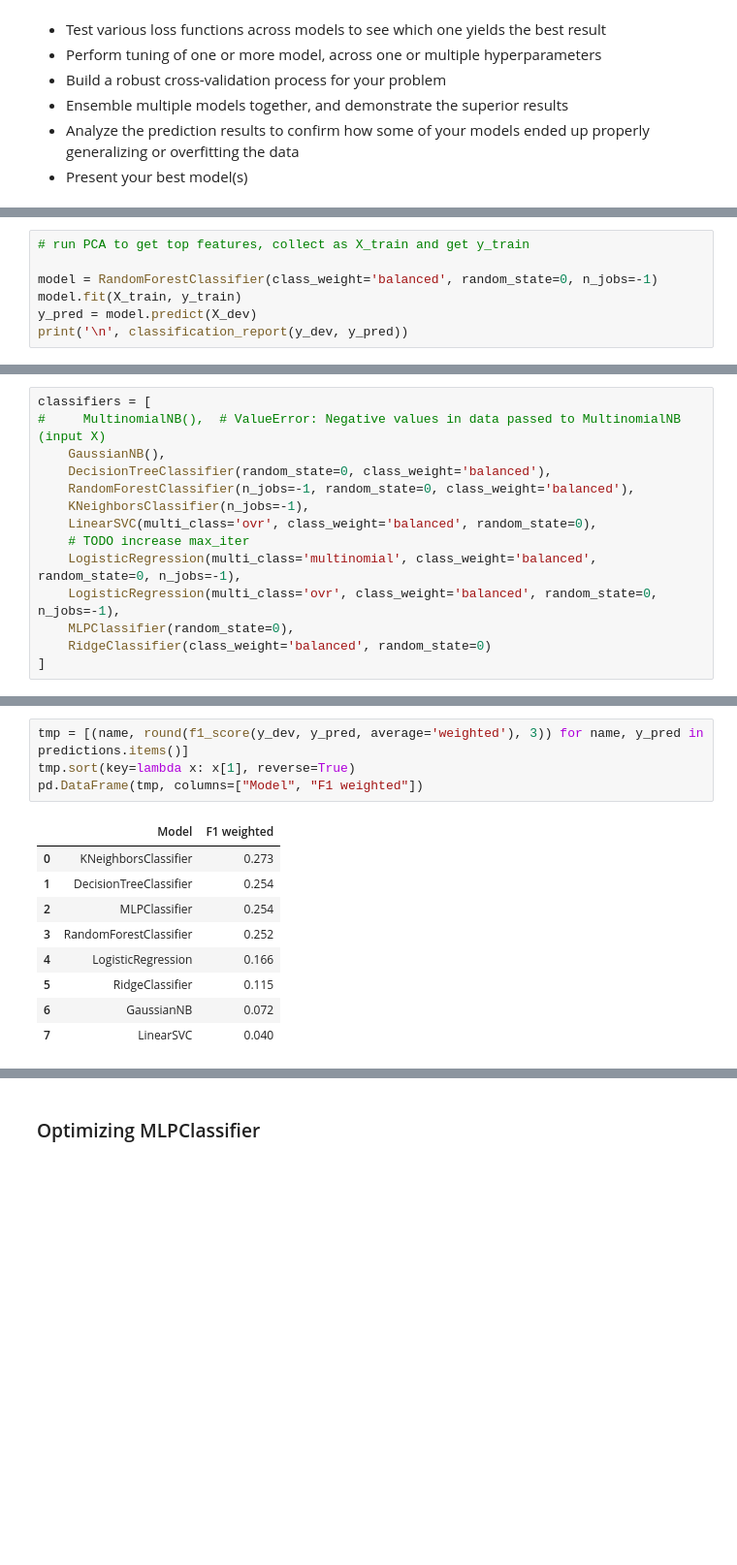
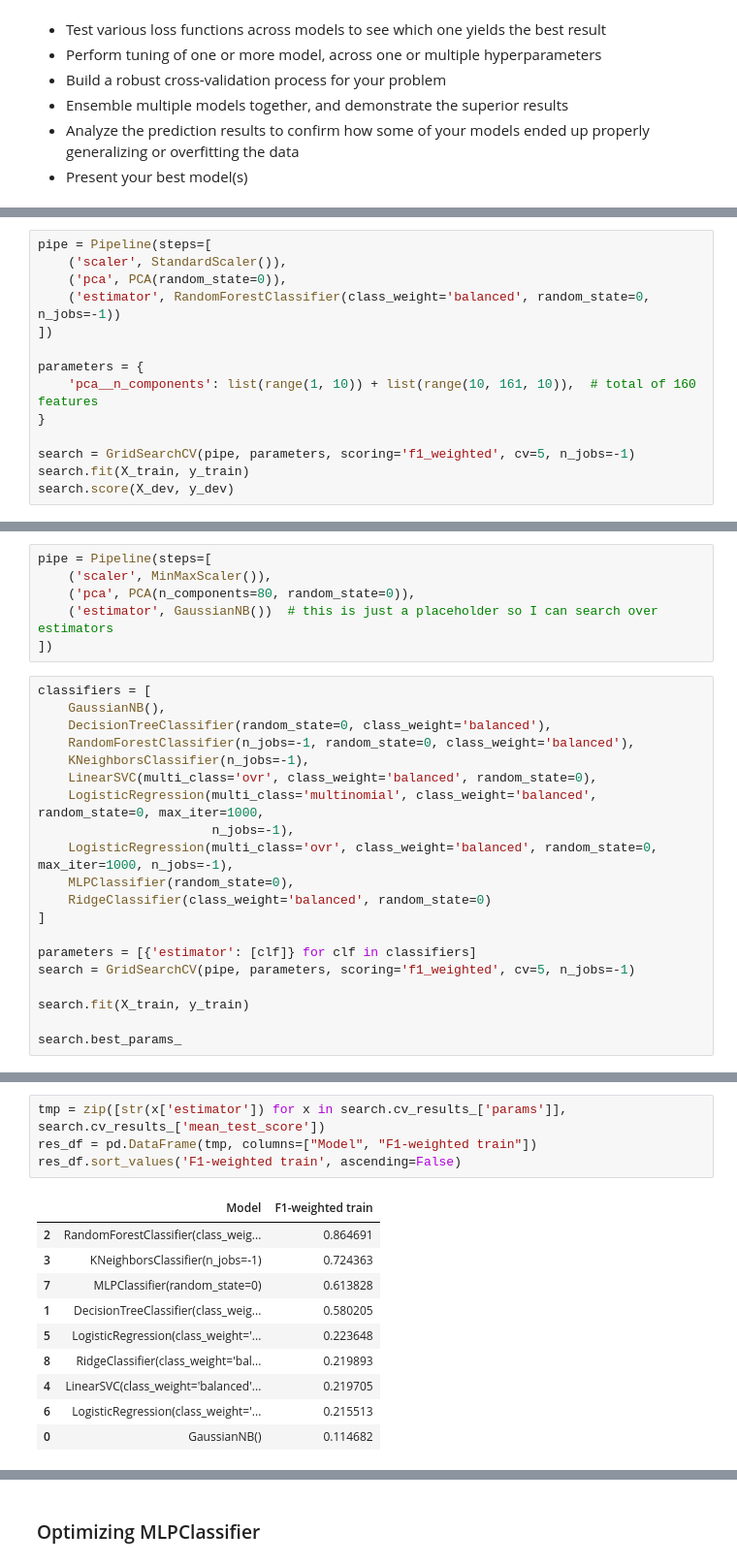
Before and after one commit to ryanjmccall/sb_ml_eng_capstone, a Jupyter notebook: capstone/notebooks/MELD_model_selection.ipynb, the cells around one changed output, grey strips where cells are left out. Shown at 97% size. Cells and saved outputs as stored; diff of their text form; blank space fills up the shorter version.

```diff
--- a/capstone/notebooks/MELD_model_selection.ipynb
+++ b/capstone/notebooks/MELD_model_selection.ipynb
@@ -73,8 +177,15 @@ print(X_train.shape, X_dev.shape, X_test.shape)
 # %%
-# run PCA to get top features, collect as X_train and get y_train
+pipe = Pipeline(steps=[
+    ('scaler', StandardScaler()),
+    ('pca', PCA(random_state=0)),
+    ('estimator', RandomForestClassifier(class_weight='balanced', random_state=0, n_jobs=-1))
+])
 
-model = RandomForestClassifier(class_weight='balanced', random_state=0, n_jobs=-1)
-model.fit(X_train, y_train)
-y_pred = model.predict(X_dev)
-print('\n', classification_report(y_dev, y_pred))
+parameters = {
+    'pca__n_components': list(range(1, 10)) + list(range(10, 161, 10)),  # total of 160 features
+}
+
+search = GridSearchCV(pipe, parameters, scoring='f1_weighted', cv=5, n_jobs=-1)
+search.fit(X_train, y_train)
+search.score(X_dev, y_dev)
 # %% [output]
@@ -94,14 +226,26 @@ weighted avg       0.18      0.42      0.25      1108
+# %%
+pipe = Pipeline(steps=[
+    ('scaler', MinMaxScaler()),
+    ('pca', PCA(n_components=80, random_state=0)),
+    ('estimator', GaussianNB())  # this is just a placeholder so I can search over estimators
+])
 # %%
 classifiers = [
-#     MultinomialNB(),  # ValueError: Negative values in data passed to MultinomialNB (input X)
     GaussianNB(),
     DecisionTreeClassifier(random_state=0, class_weight='balanced'),
     RandomForestClassifier(n_jobs=-1, random_state=0, class_weight='balanced'),
     KNeighborsClassifier(n_jobs=-1),
     LinearSVC(multi_class='ovr', class_weight='balanced', random_state=0),
-    # TODO increase max_iter
-    LogisticRegression(multi_class='multinomial', class_weight='balanced', random_state=0, n_jobs=-1),
-    LogisticRegression(multi_class='ovr', class_weight='balanced', random_state=0, n_jobs=-1),
+    LogisticRegression(multi_class='multinomial', class_weight='balanced', random_state=0, max_iter=1000,
+                       n_jobs=-1),
+    LogisticRegression(multi_class='ovr', class_weight='balanced', random_state=0, max_iter=1000, n_jobs=-1),
     MLPClassifier(random_state=0),
     RidgeClassifier(class_weight='balanced', random_state=0)
 ]
+
+parameters = [{'estimator': [clf]} for clf in classifiers]
+search = GridSearchCV(pipe, parameters, scoring='f1_weighted', cv=5, n_jobs=-1)
+
+search.fit(X_train, y_train)
+
+search.best_params_
@@ -131,14 +254,15 @@ done
 # %%
-tmp = [(name, round(f1_score(y_dev, y_pred, average='weighted'), 3)) for name, y_pred in predictions.items()]
-tmp.sort(key=lambda x: x[1], reverse=True)
-pd.DataFrame(tmp, columns=["Model", "F1 weighted"])
+tmp = zip([str(x['estimator']) for x in search.cv_results_['params']], search.cv_results_['mean_test_score'])
+res_df = pd.DataFrame(tmp, columns=["Model", "F1-weighted train"])
+res_df.sort_values('F1-weighted train', ascending=False)
 # %% [output]
-|  | Model | F1 weighted |
-| 0 | KNeighborsClassifier | 0.273 |
-| 1 | DecisionTreeClassifier | 0.254 |
-| 2 | MLPClassifier | 0.254 |
-| 3 | RandomForestClassifier | 0.252 |
-| 4 | LogisticRegression | 0.166 |
-| 5 | RidgeClassifier | 0.115 |
-| 6 | GaussianNB | 0.072 |
-| 7 | LinearSVC | 0.040 |
+|  | Model | F1-weighted train |
+| 2 | RandomForestClassifier(class_weig... | 0.864691 |
+| 3 | KNeighborsClassifier(n_jobs=-1) | 0.724363 |
+| 7 | MLPClassifier(random_state=0) | 0.613828 |
+| 1 | DecisionTreeClassifier(class_weig... | 0.580205 |
+| 5 | LogisticRegression(class_weight='... | 0.223648 |
+| 8 | RidgeClassifier(class_weight='bal... | 0.219893 |
+| 4 | LinearSVC(class_weight='balanced'... | 0.219705 |
+| 6 | LogisticRegression(class_weight='... | 0.215513 |
+| 0 | GaussianNB() | 0.114682 |
```
Also changed, not shown: parts of 68 cells of this notebook.
